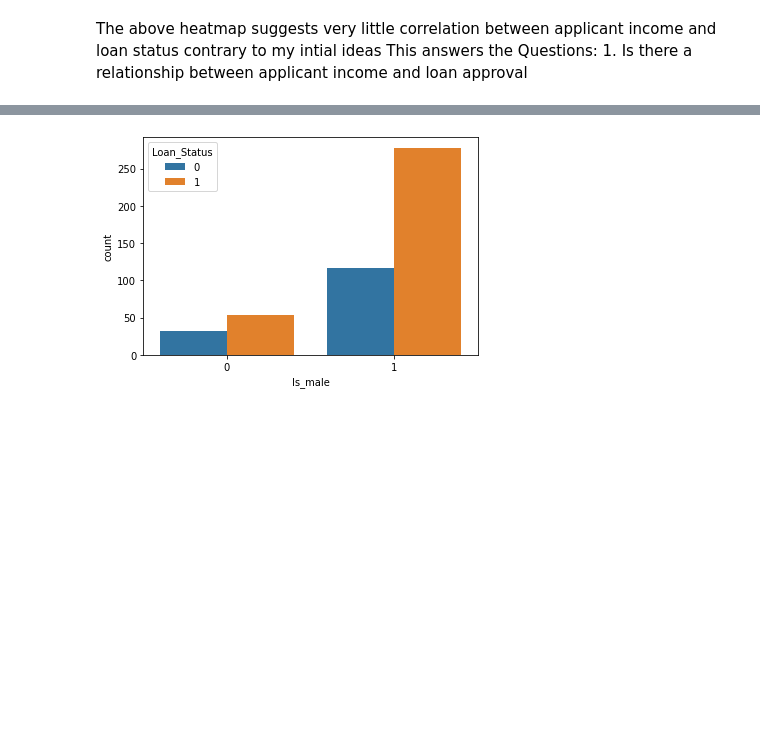
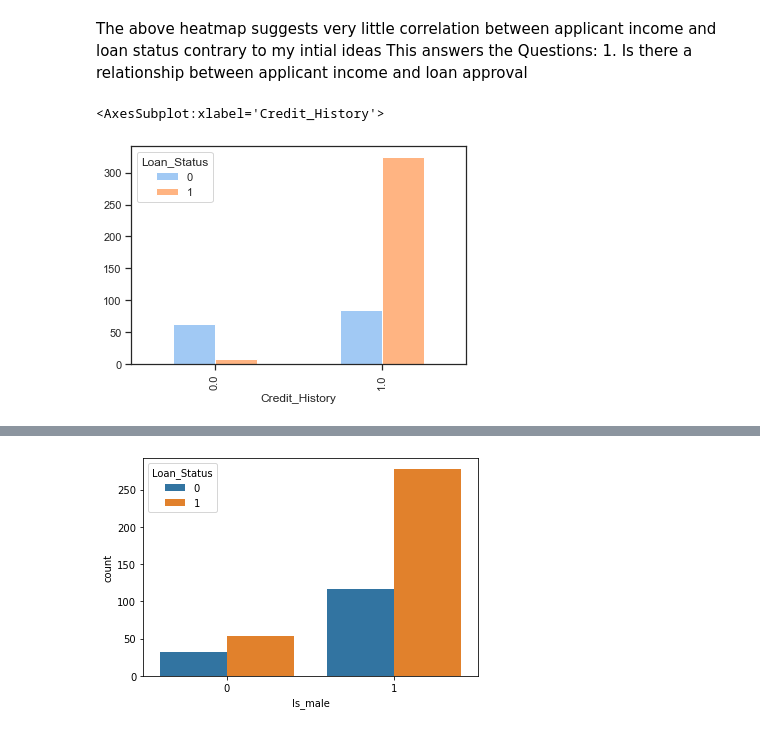
Before and after one commit to SLawsonWoods/Loan_Status_Classification_Project, a Jupyter notebook: final_notebook.ipynb, the cells around one changed output, grey strips where cells are left out. Saved outputs shown, nothing was run; the diff lists cells and outputs as text; code cells hidden in the pictures; blank space fills up the shorter version.

```diff
--- a/final_notebook.ipynb
+++ b/final_notebook.ipynb
@@ -203,3 +203,12 @@ prepare.get_status_heatmap(df)
 # %% [markdown]
 The above heatmap suggests very little correlation between applicant income and loan status contrary to my intial ideas
 This answers the Questions: 1. Is there a relationship between applicant income and loan approval
+# %%
+# the heatmap above indicates credit history has the highest correlation with loan status
+# so lets take another look with a bar plot
+df=df.groupby(['Credit_History','Loan_Status']).size()
+df=df.unstack()
+df.plot(kind='bar')
+# %% [output]
+<AxesSubplot:xlabel='Credit_History'>
+[figure, added]
```
Also changed, not shown: parts of 15 cells of this notebook, 3 other files.
